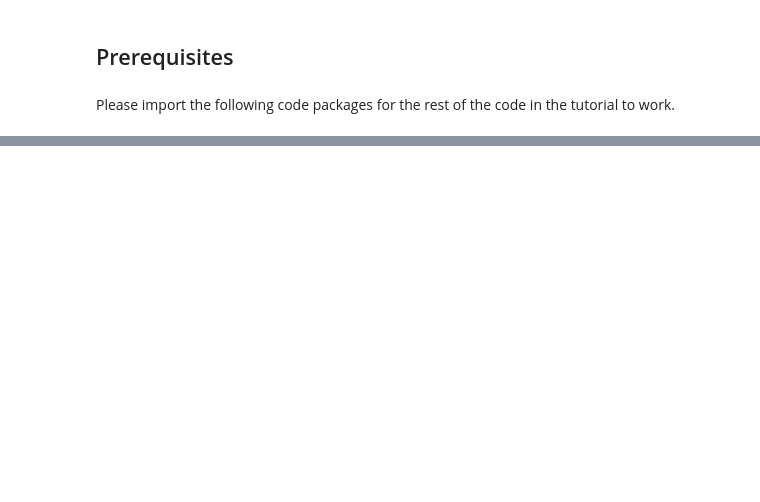
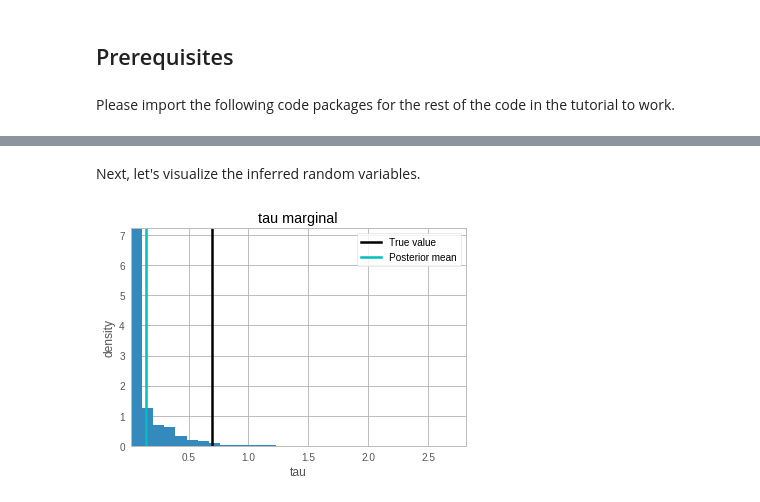
Before and after one commit to facebookresearch/beanmachine, a Jupyter notebook: tutorials/Tutorial_Implement_sparse_logistic_regression.ipynb, the cells around one changed output, grey strips where cells are left out. Cells and saved outputs as stored; diff of their text form; code cells hidden in the pictures; blank space fills up the shorter version.

```diff
--- a/tutorials/Tutorial_Implement_sparse_logistic_regression.ipynb
+++ b/tutorials/Tutorial_Implement_sparse_logistic_regression.ipynb
@@ -425,0 +174,2 @@ HMC      -346.573591
+# %%
+model = SparseLogisticRegression(X_train, X_test, Y_test)
@@ -425,0 +178,2 @@ HMC      -346.573591
+# %%
+observations = { model.y(): Y_train }
@@ -425,0 +197,12 @@ HMC      -346.573591
+# %%
+samples = bm.SingleSiteNewtonianMonteCarlo().infer(
+    queries=[
+        model.tau(),
+        model.lambda_(),
+        model.beta(),
+        model.log_prob_test(),
+    ],
+    observations=observations,
+    num_samples=1000,
+    num_chains=4,
+)
@@ -425,0 +215,12 @@ HMC      -346.573591
+# %%
+tau_marginal = samples[ model.tau() ].flatten(start_dim=0, end_dim=1).detach()
+lambda_marginal = samples[ model.lambda_() ].flatten(start_dim=0, end_dim=1).detach()
+beta_marginal = samples[ model.beta() ].flatten(start_dim=0, end_dim=1).detach()
+log_prob_test_results = samples[ model.log_prob_test() ][0].detach()
+
+print(
+    f"tau_marginal:\n{tau_marginal}\n\n"
+    f"lambda_marginal:\n{lambda_marginal}\n\n"
+    f"beta_marginal:\n{beta_marginal}\n\n"
+    f"log_prob_test_results:\n{log_prob_test_results[:20]}"
+)
@@ -425,0 +245,2 @@ HMC      -346.573591
+# %% [markdown]
+Next, let's visualize the inferred random variables.
@@ -425,0 +301,4 @@ HMC      -346.573591
+# %%
+plot_marginal(tau_marginal, "tau", true_tau)
+# %% [output]
+[figure, added]
```
Also changed, not shown: parts of 141 cells of this notebook, 3 other files.
